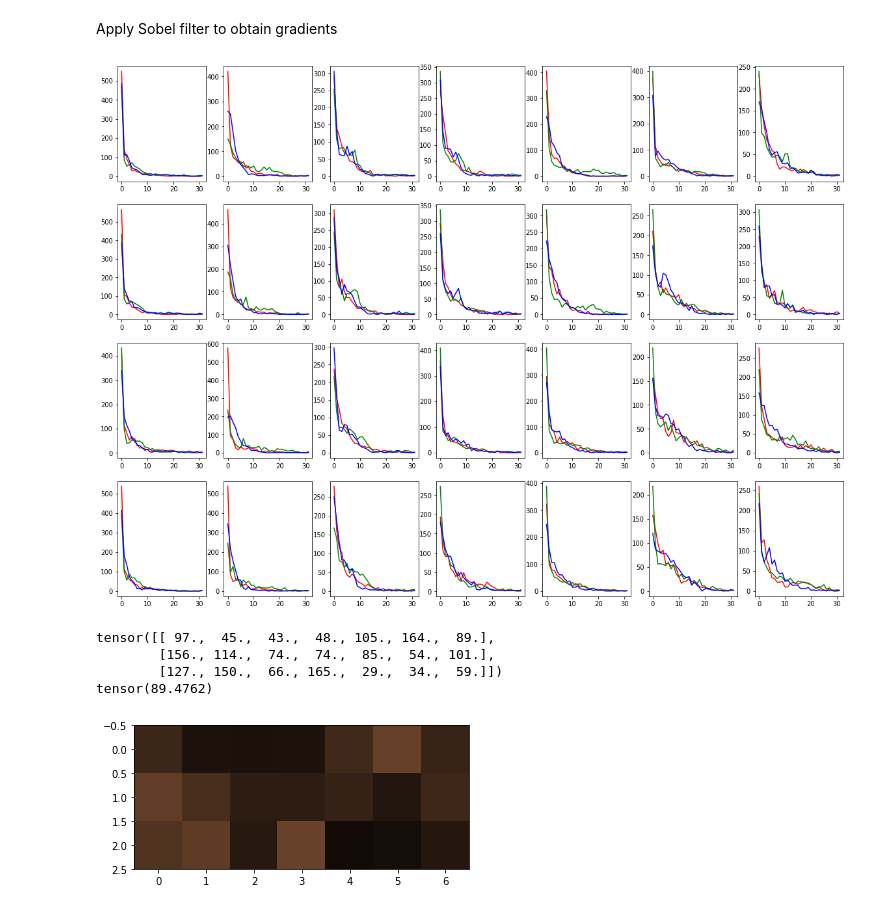
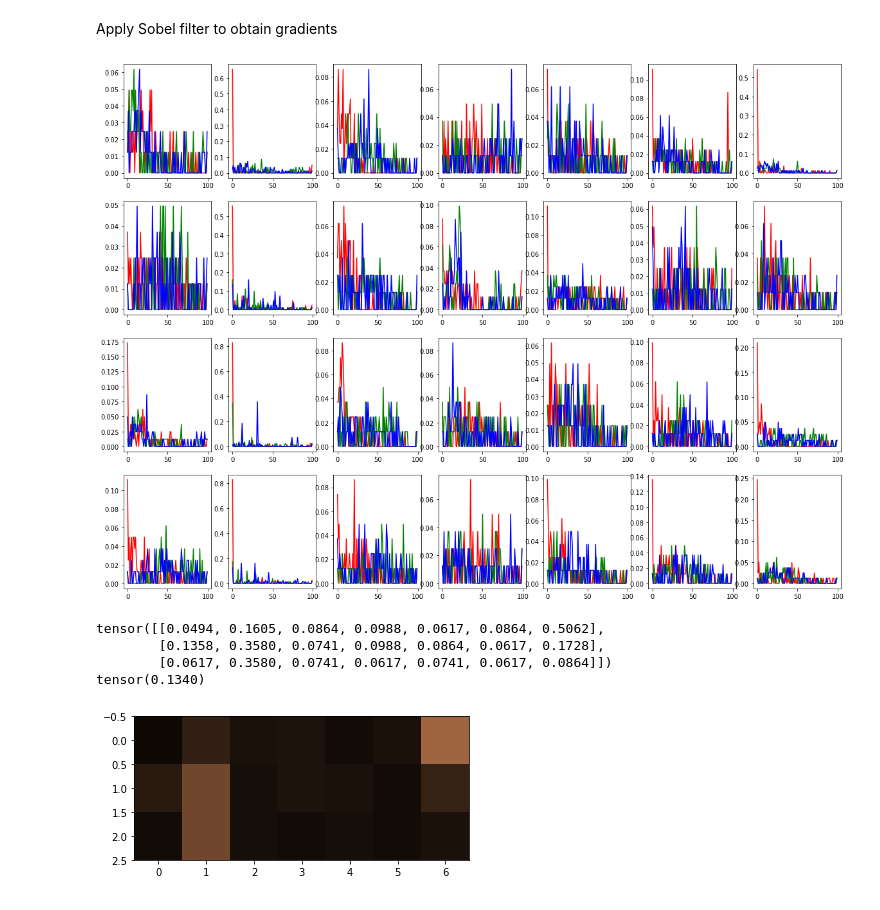
Before and after one commit to YFrisch/vssil, a Jupyter notebook: notebooks/GradientHistograms.ipynb, the cells around one changed output. Drawn from its saved outputs; the diff is of its cells as text; code cells hidden in the pictures.

```diff
--- a/notebooks/GradientHistograms.ipynb
+++ b/notebooks/GradientHistograms.ipynb
@@ -25,7 +25,7 @@ img_tensor = img_tensor.repeat((batch_size, 1, 1, 1, 1))
 N, T, C, H, W = img_tensor.shape
 
 time_window = 5
-patch_size = (35, 35)
+patch_size = (9, 9)
 
 pos_range = max(int(time_window / 2), 1) if time_window > 1 else 0
 center_index = int(patch_size[0] / 2)
@@ -40,6 +40,7 @@ for k in range(0, patch_size[0]):
         step_matrix[k, l, 0] = (l - center_index) * step_w
         step_matrix[k, l, 1] = (k - center_index) * step_h
 
-n_bins = 32
+n_bins = 100
 hist_norm_p = float('inf')
-v_max = 500
+v_min = 0
+v_max = 1.0
@@ -50,7 +53,7 @@ _, _, K, D = perfect_kpt_coordinates.shape
 
 perfect_kpt_patches = get_image_patches(image_sequence=img_tensor[0:1, ...],
                                         kpt_sequence=perfect_kpt_coordinates[0:1, ...],
-                                        patch_size=(32, 32)).repeat((N, 1, 1, 1, 1, 1))
+                                        patch_size=patch_size).repeat((N, 1, 1, 1, 1, 1))
 
 N, T, K, C, Hp, Wp  = perfect_kpt_patches.shape
 # %%
@@ -81,6 +84,8 @@ for n in range(N):
         for k in range(K):
             for c in range(C):
                 perfect_mag_hists[n, t, k, c] = torch.histc(perfect_mag[n, t, k, c], bins=n_bins)
+                # Normalize to prob. distribution
+                perfect_mag_hists[n, t, k, c] /= torch.sum(perfect_mag_hists[n, t, k, c], dim=-1)
 
 fig, ax = plt.subplots(T, K, figsize=(20, 15))
 for t in range(T):
@@ -89,26 +94,26 @@ for t in range(T):
         ax[t][k].plot(np.arange(0, n_bins), perfect_mag_hists[0, t, k, 1], color='green')
         ax[t][k].plot(np.arange(0, n_bins), perfect_mag_hists[0, t, k, 2], color='blue')
 # %% [output]
-[figure, old version]
+[figure, new version]
 # %%
 perfect_mag_dist = torch.empty((K, T-1))
 
 for k in range(K):
     for t in range(T-1):
         #perfect_dist[k, t] = dkl(perfect_hists[0, t:t+1, k, :], perfect_hists[0, t+1:t+2, k, :])
         perfect_mag_dist[k, t] = torch.norm(perfect_mag_hists[0, t:t+1, k, :] - perfect_mag_hists[0, t+1:t+2, k, :], p=hist_norm_p)
 
 print(perfect_mag_dist.T)
 
-plt.imshow(perfect_mag_dist.T.cpu().numpy(), cmap='copper', vmin=0, vmax=v_max)
+plt.imshow(perfect_mag_dist.T.cpu().numpy(), cmap='copper', vmin=v_min, vmax=v_max)
 
 print(perfect_mag_dist.mean())
 # %% [output]
-tensor([[ 97.,  45.,  43.,  48., 105., 164.,  89.],
-        [156., 114.,  74.,  74.,  85.,  54., 101.],
-        [127., 150.,  66., 165.,  29.,  34.,  59.]])
-tensor(89.4762)
+tensor([[0.0494, 0.1605, 0.0864, 0.0988, 0.0617, 0.0864, 0.5062],
+        [0.1358, 0.3580, 0.0741, 0.0988, 0.0864, 0.0617, 0.1728],
+        [0.0617, 0.3580, 0.0741, 0.0617, 0.0741, 0.0617, 0.0864]])
+tensor(0.1340)
-[figure, old version]
+[figure, new version]
 # %%
 bad_mag = sobel(bad_kpt_patches.view((N*T*K, C, Hp, Wp))).view((N, T, K, C, Hp, Wp))
 
```
Also changed, not shown: parts of 7 cells of this notebook, 12 other files.
